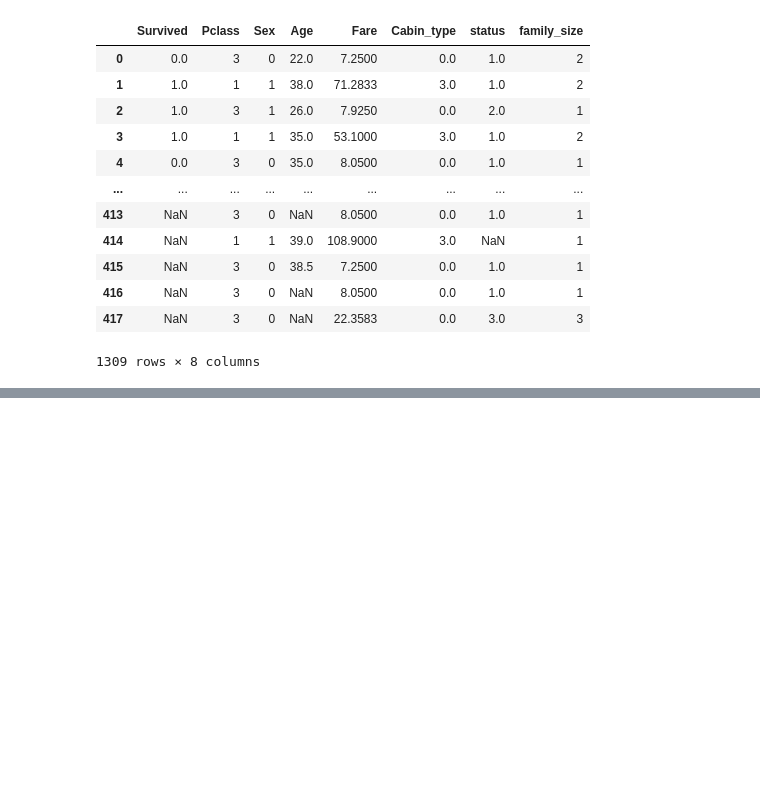
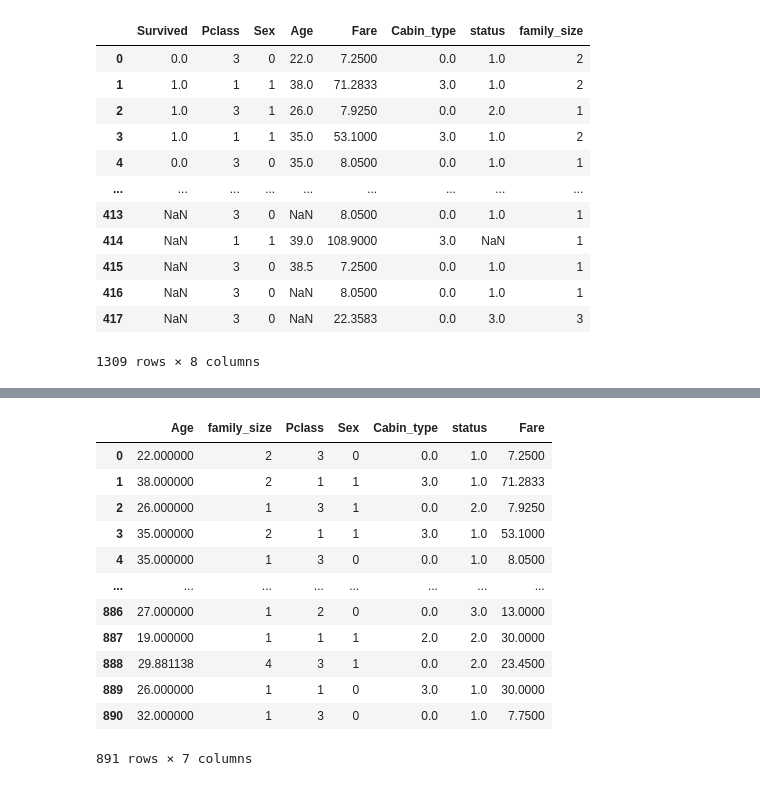
Before and after one commit to KOBeerose/Data-Science-Cell-Training, a Jupyter notebook: 6-Intro to Machine Learning/ML basics.ipynb, the cells around one changed output, grey strips where cells are left out. Cells and saved outputs as stored; diff of their text form; code cells hidden in the pictures; blank space fills up the shorter version.

```diff
--- a/6-Intro to Machine Learning/ML basics.ipynb
+++ b/6-Intro to Machine Learning/ML basics.ipynb
@@ -408,0 +469,18 @@ df
+# %%
+col = ["Age", "family_size","Pclass","Sex","Cabin_type","status","Fare"]
+train_X = train[col]
+train_X
+# %% [output]
+|  | Age | family_size | Pclass | Sex | Cabin_type | status | Fare |
+| 0 | 22.000000 | 2 | 3 | 0 | 0.0 | 1.0 | 7.2500 |
+| 1 | 38.000000 | 2 | 1 | 1 | 3.0 | 1.0 | 71.2833 |
+| 2 | 26.000000 | 1 | 3 | 1 | 0.0 | 2.0 | 7.9250 |
+| 3 | 35.000000 | 2 | 1 | 1 | 3.0 | 1.0 | 53.1000 |
+| 4 | 35.000000 | 1 | 3 | 0 | 0.0 | 1.0 | 8.0500 |
+| ... | ... | ... | ... | ... | ... | ... | ... |
+| 886 | 27.000000 | 1 | 2 | 0 | 0.0 | 3.0 | 13.0000 |
+| 887 | 19.000000 | 1 | 1 | 1 | 2.0 | 2.0 | 30.0000 |
+| 888 | 29.881138 | 4 | 3 | 1 | 0.0 | 2.0 | 23.4500 |
+| 889 | 26.000000 | 1 | 1 | 0 | 3.0 | 1.0 | 30.0000 |
+| 890 | 32.000000 | 1 | 3 | 0 | 0.0 | 1.0 | 7.7500 |
+891 rows × 7 columns
```
Also changed, not shown: parts of 30 cells of this notebook.
